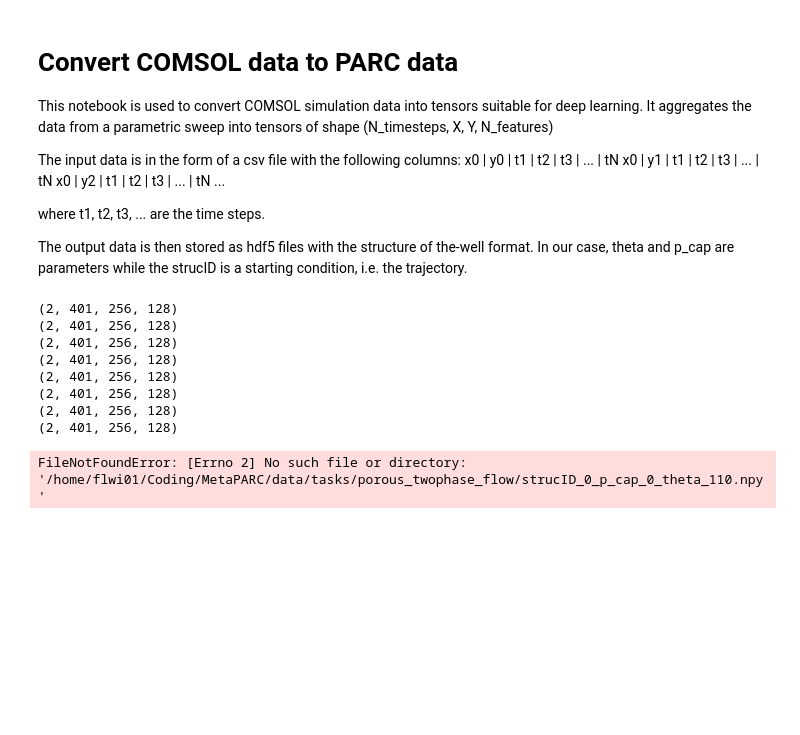
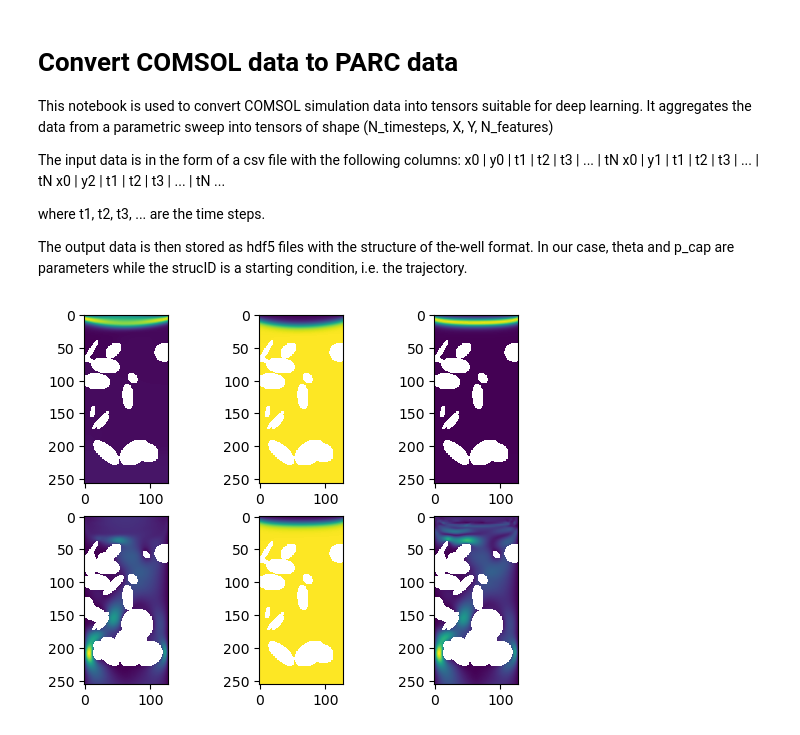
Before and after one commit to FloWsnr/General-Physics-Transformer, a Jupyter notebook: metaparc/data/convert_comsol.ipynb, the cells around one changed output. Saved outputs shown, nothing was run; the diff lists cells and outputs as text; code cells hidden in the pictures; blank space fills up the shorter version.

```diff
--- a/metaparc/data/convert_comsol.ipynb
+++ b/metaparc/data/convert_comsol.ipynb
@@ -243,45 +248,39 @@ for params_key, features in data_files.items():
     data["x_coords"] = trajectory_data.shape[2]
     data["y_coords"] = trajectory_data.shape[3]
 
-    print(data["vel_u"].shape)
-    print(data["vel_v"].shape)
-    print(data["pressure"].shape)
-    print(data["phase_boundary"].shape)
-
     # join vel_u and vel_v
     data["velocity"] = np.stack([data["vel_u"], data["vel_v"]], axis=-1)
     # remove vel_u and vel_v
     del data["vel_u"]
     del data["vel_v"]
 
+    create_hdf5_dataset(data_path, params_key, data)
+
     # data_path.mkdir(parents=True, exist_ok=True)
     # np.save(data_path / f"p_cap_{params_key[1]}_theta_{params_key[2]}.npy", data)
-# %% [output]
-(2, 401, 256, 128)
-(2, 401, 256, 128)
-(2, 401, 256, 128)
-(2, 401, 256, 128)
-(2, 401, 256, 128)
-(2, 401, 256, 128)
-(2, 401, 256, 128)
-(2, 401, 256, 128)
 # %%
 import matplotlib.pyplot as plt
 
-# Plot 4 data timesteps to check if correct
+# Plot 2 data timesteps to check if correct for each feature
 
-data_files = np.load(
-    data_path
-    / "strucID_0_p_cap_0_theta_110.npy"
-)
-feature = 3
+with h5py.File(data_path / "porous_twophase_flow_p_cap_0_theta_110.hdf5", "r") as f:
+    pressure = f["t0_fields/pressure"][:]
+    phase_boundary = f["t0_fields/phase_boundary"][:]
+    velocity = f["t1_fields/velocity"][:]
 
-fig, axs = plt.subplots(2, 2)
-axs[0, 0].imshow(data_files[0, :, :, feature])
-axs[0, 1].imshow(data_files[100, :, :, feature])
-axs[1, 0].imshow(data_files[200, :, :, feature])
-axs[1, 1].imshow(data_files[300, :, :, feature])
+vel_mag = np.linalg.norm(velocity, axis=-1)
+
+traj_id = 0
+
+fig, axs = plt.subplots(2, 3)
+axs[0, 0].imshow(pressure[traj_id,100, :, :])
+axs[0, 1].imshow(phase_boundary[traj_id,100, :, :])
+axs[1, 0].imshow(vel_mag[traj_id,100, :, :])
+
+axs[0, 2].imshow(pressure[traj_id,300, :, :])
+axs[1, 1].imshow(phase_boundary[traj_id,300, :, :])
+axs[1, 2].imshow(vel_mag[traj_id,300, :, :])
 
 plt.show()
 # %% [output]
-FileNotFoundError: [Errno 2] No such file or directory: '/home/flwi01/Coding/MetaPARC/data/tasks/porous_twophase_flow/strucID_0_p_cap_0_theta_110.npy'
+[figure, added]
```
Also changed, not shown: parts of 1 cell of this notebook.
